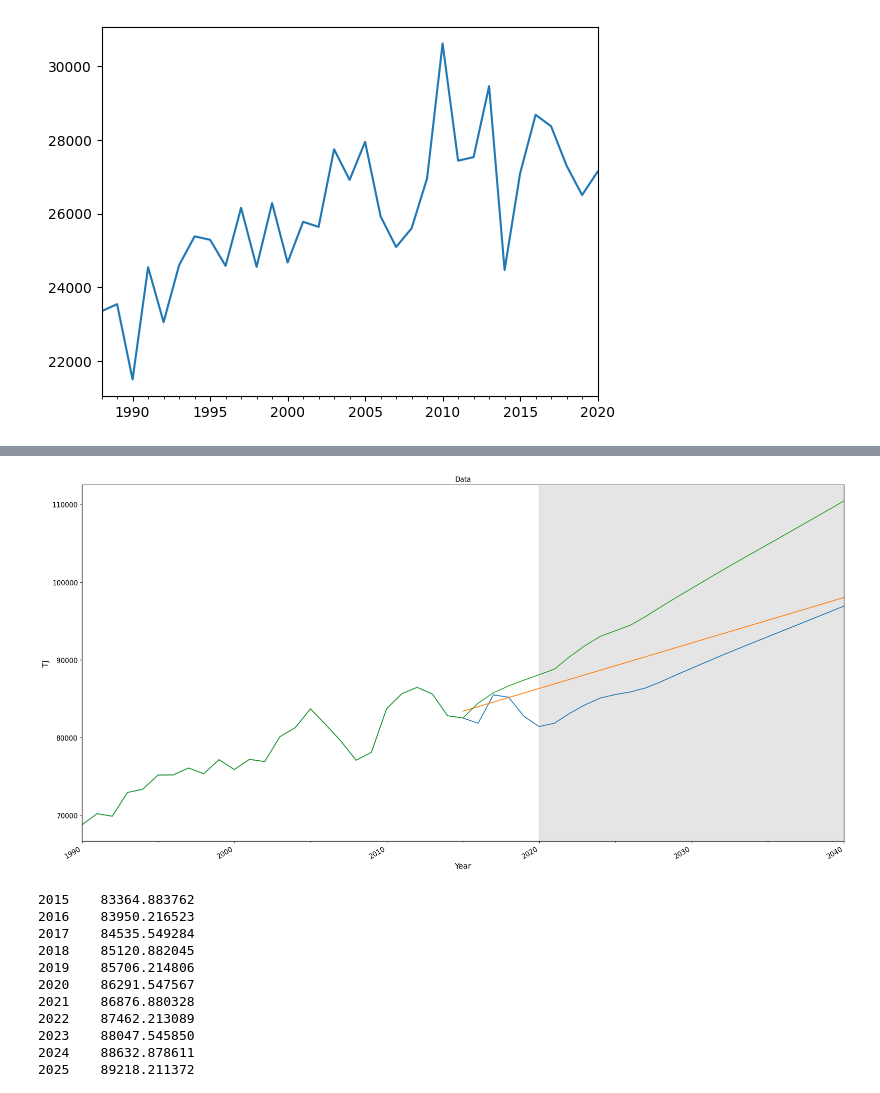
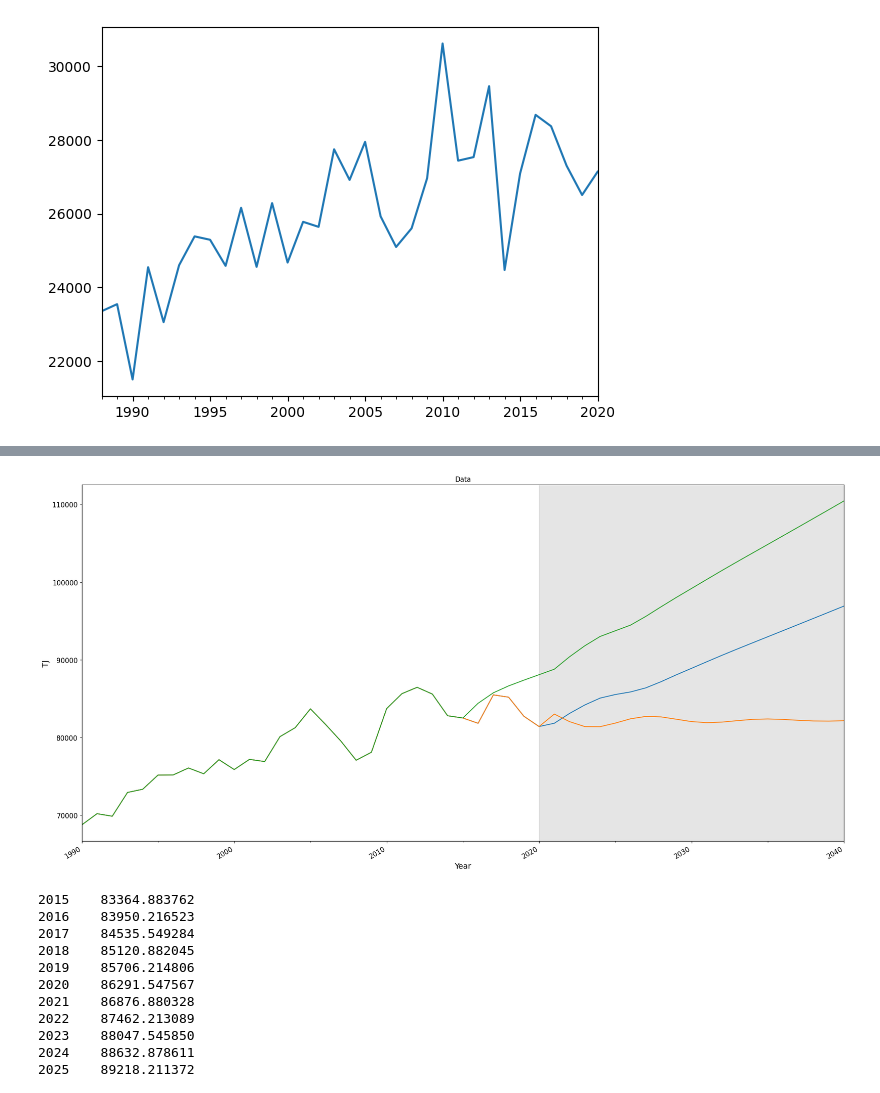
Before and after one commit to tiZyJoshi/MasterProject, a Jupyter notebook: forecasting.ipynb, the cells around one changed output, grey strips where cells are left out. Cells and saved outputs as stored; diff of their text form; code cells hidden in the pictures.

```diff
--- a/forecasting.ipynb
+++ b/forecasting.ipynb
@@ -97,7 +97,7 @@ def create_data_bereich(land: str, sektor: str, bereich: str):
     nea = nea_data_ex[land][sektor][bereich]
     bevoelkerung = b_data[land]
     bevoelkerung = pd.Series(bevoelkerung, pd.period_range('1988', '2040', freq='A')).interpolate()
-    nea_pp = (nea.transpose() / bevoelkerung['1988':'2020']).transpose().rolling(3).sum()['1990':]
+    nea_pp = (nea.transpose() / bevoelkerung['1988':'2020']).transpose().rolling(3).mean()['1990':]
     nea_pp_ex = extrapolation_extension.run(nea_pp, pd.PeriodIndex(pd.period_range(start=nea_pp.index[0], end='2040', freq='A'), name=nea_pp.index.name))
     return (clean_negative_values(nea_pp_ex.transpose()) * bevoelkerung['1990':]).transpose()
 
@@ -219,7 +219,7 @@ from matplotlib import pyplot as plt
 # #############################################################################
 # Load the data and split it into separate pieces
 data = create_data_bereich('wien', 'Wohngebäude', 'Heizen').sum(axis=1)
-train, test = model_selection.train_test_split(data['1990':'2020'], train_size=25)
+train, test = model_selection.train_test_split(data['2005':'2020'], train_size=10)
 
 # Fit a simple auto_arima model
 arima = pm.auto_arima(train, seasonal=True)
@@ -229,34 +250,35 @@ arima = pm.auto_arima(train, seasonal=True)
 # %%
 def since_epoch(period):
     return (period - pd.Period('1970-01-01', freq=period.freq)).n
 
 matplotlib.rcParams["figure.figsize"] = (20,10)
 matplotlib.rcParams['axes.labelsize'] = 14
 matplotlib.rcParams['xtick.labelsize'] = 12
 matplotlib.rcParams['ytick.labelsize'] = 12
 matplotlib.rcParams['text.color'] = 'k'
 
 fig, ax1 = plt.subplots(nrows=1, ncols=1, sharex=False)
 
 data.plot(ax=ax1)
 ax1.set_title('Data')
 ax1.set_xlabel('Year')
 ax1.set_ylabel('TJ')
 
 
 predict = arima.predict(n_periods=26)
-predict.plot(ax=ax1)
+predict2 = pd.concat([data[:'2020'], predict['2021':]])
+predict2.plot(ax=ax1)
 
 data2 = create_data_bereich_2('wien', 'Wohngebäude', 'Heizen').sum(axis=1)
 data2.plot(ax=ax1)
 ax1.axvspan(since_epoch(data['2020':].index[0]), since_epoch(data.index[-1:][0]), color='#808080', alpha=0.2)
 
 fig.autofmt_xdate()
 plt.tight_layout()
 
 plt.show()
 # %% [output]
-[figure, old version]
+[figure, new version]
 # %%
 predict.name = "asd"
 predict
```
Also changed, not shown: parts of 7 cells of this notebook, 6 other files.
